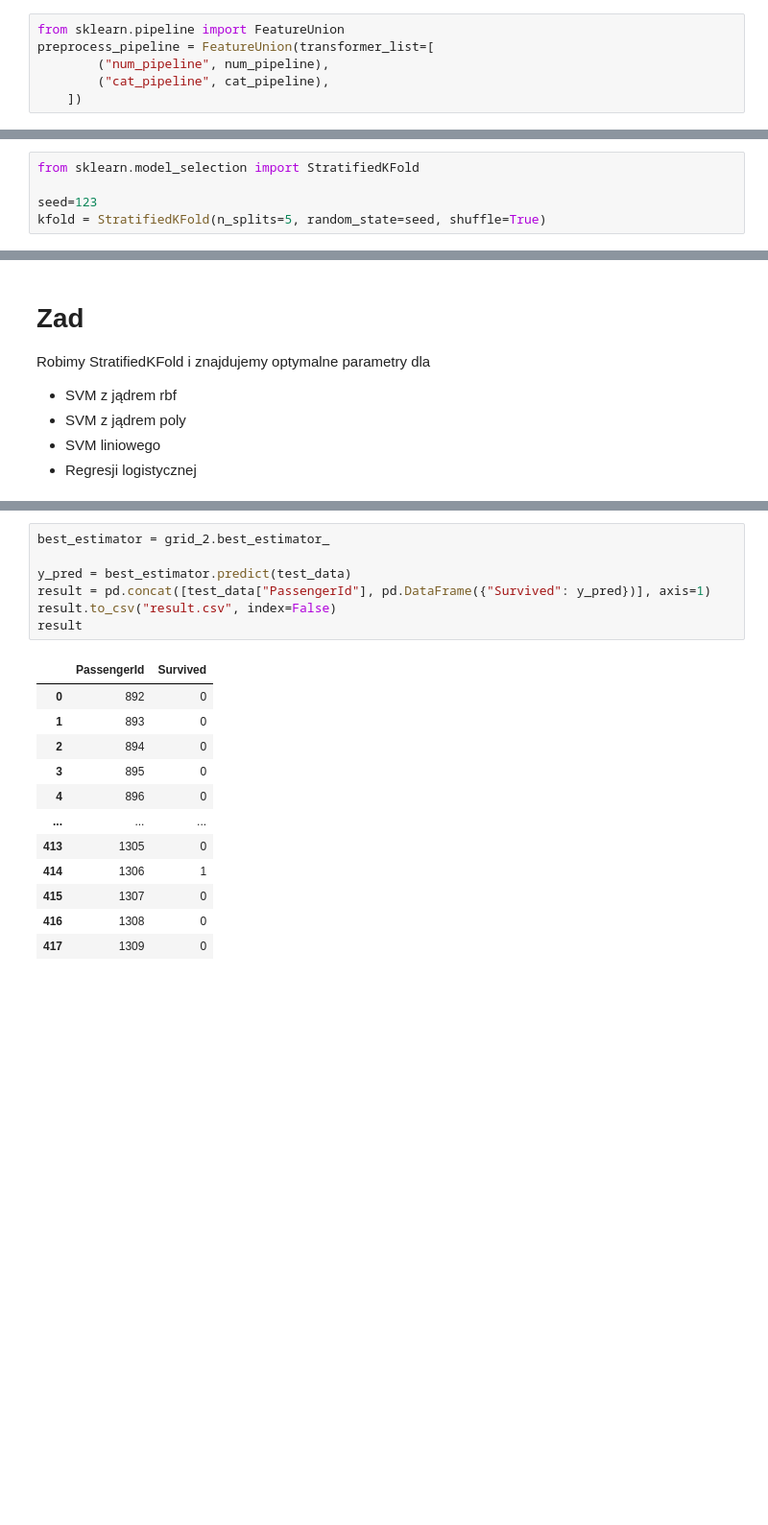
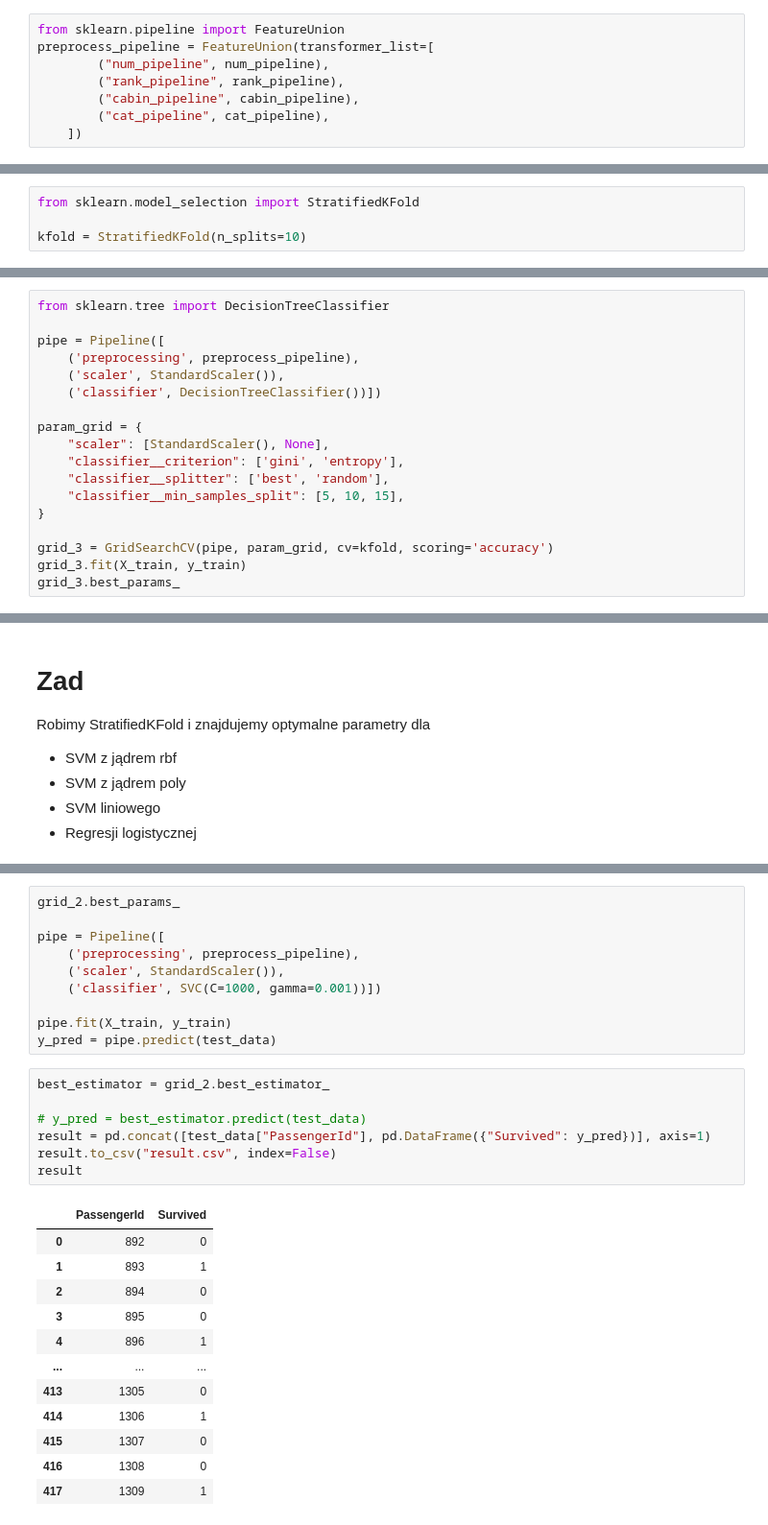
Before and after one commit to WWykret/psi-titanic, a Jupyter notebook: titanic.ipynb, the cells around one changed output, grey strips where cells are left out. Shown at 96% size. Cells and saved outputs as stored; diff of their text form; blank space fills up the shorter version.

Commit message:
BEST (78468)

```diff
--- a/titanic.ipynb
+++ b/titanic.ipynb
@@ -178,6 +222,8 @@ Pipeline(steps=[('select_cat',
 from sklearn.pipeline import FeatureUnion
 preprocess_pipeline = FeatureUnion(transformer_list=[
         ("num_pipeline", num_pipeline),
+        ("rank_pipeline", rank_pipeline),
+        ("cabin_pipeline", cabin_pipeline),
         ("cat_pipeline", cat_pipeline),
     ])
 # %% [markdown]
@@ -187,8 +233,7 @@ Teraz mamy fajny **pipeline** przetwarzania wstępnego, który pobiera dane wej
 # %%
 from sklearn.model_selection import StratifiedKFold
 
-seed=123
-kfold = StratifiedKFold(n_splits=5, random_state=seed, shuffle=True)
+kfold = StratifiedKFold(n_splits=10)
 # %%
 from sklearn.model_selection import GridSearchCV
 from sklearn.pipeline import Pipeline
@@ -213,0 +278,18 @@ grid_1.best_params_
+# %%
+from sklearn.tree import DecisionTreeClassifier
+
+pipe = Pipeline([
+    ('preprocessing', preprocess_pipeline),
+    ('scaler', StandardScaler()),
+    ('classifier', DecisionTreeClassifier())])
+
+param_grid = {
+    "scaler": [StandardScaler(), None],
+    "classifier__criterion": ['gini', 'entropy'],
+    "classifier__splitter": ['best', 'random'],
+    "classifier__min_samples_split": [5, 10, 15],
+}
+
+grid_3 = GridSearchCV(pipe, param_grid, cv=kfold, scoring='accuracy')
+grid_3.fit(X_train, y_train)
+grid_3.best_params_
@@ -349,21 +375,31 @@ df
+# %%
+grid_2.best_params_
+
+pipe = Pipeline([
+    ('preprocessing', preprocess_pipeline),
+    ('scaler', StandardScaler()),
+    ('classifier', SVC(C=1000, gamma=0.001))])
+
+pipe.fit(X_train, y_train)
+y_pred = pipe.predict(test_data)
 # %%
 best_estimator = grid_2.best_estimator_
 
-y_pred = best_estimator.predict(test_data)
+# y_pred = best_estimator.predict(test_data)
 result = pd.concat([test_data["PassengerId"], pd.DataFrame({"Survived": y_pred})], axis=1)
 result.to_csv("result.csv", index=False)
 result
 # %% [output]
 |  | PassengerId | Survived |
 | 0 | 892 | 0 |
-| 1 | 893 | 0 |
+| 1 | 893 | 1 |
 | 2 | 894 | 0 |
 | 3 | 895 | 0 |
-| 4 | 896 | 0 |
+| 4 | 896 | 1 |
 | ... | ... | ... |
 | 413 | 1305 | 0 |
 | 414 | 1306 | 1 |
 | 415 | 1307 | 0 |
 | 416 | 1308 | 0 |
-| 417 | 1309 | 0 |
+| 417 | 1309 | 1 |
 418 rows × 2 columns
```
Also changed, not shown: parts of 12 cells of this notebook, 2 other files.
